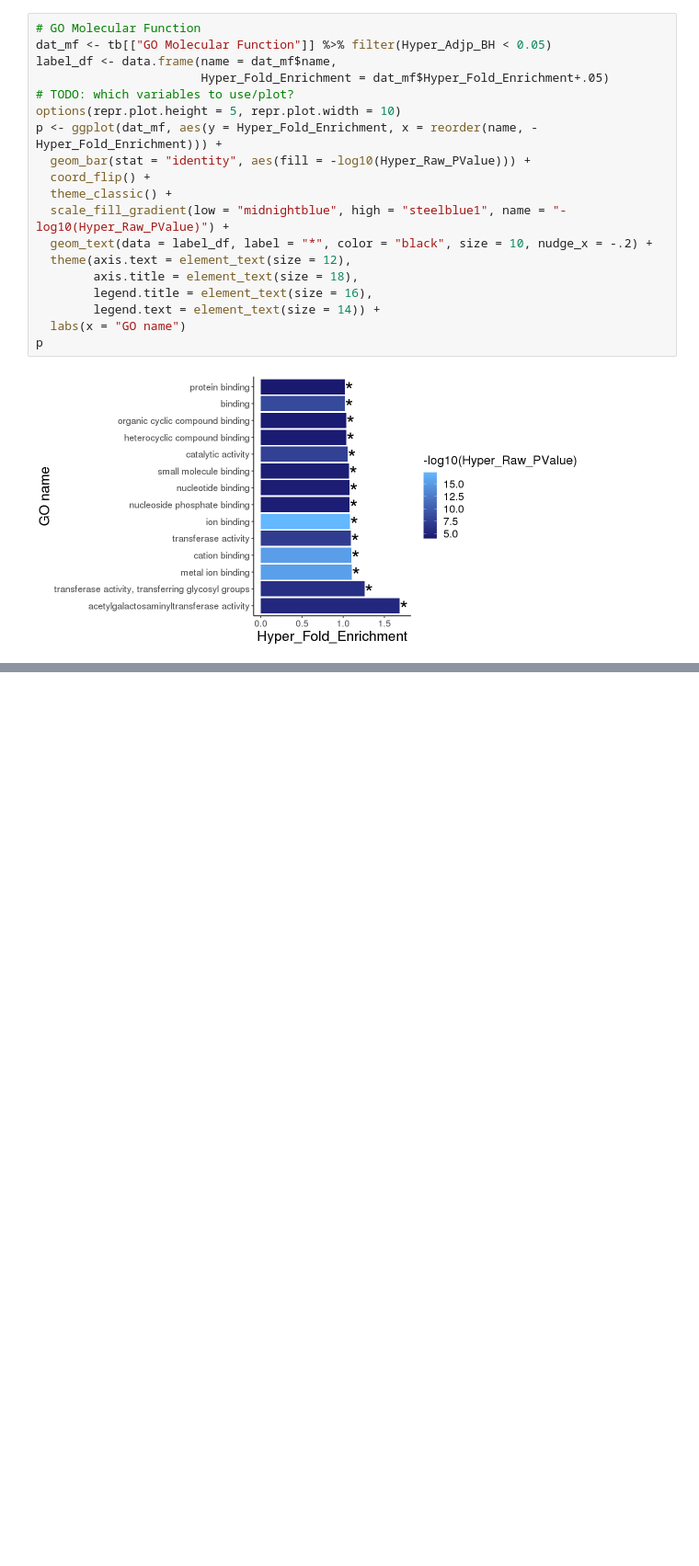
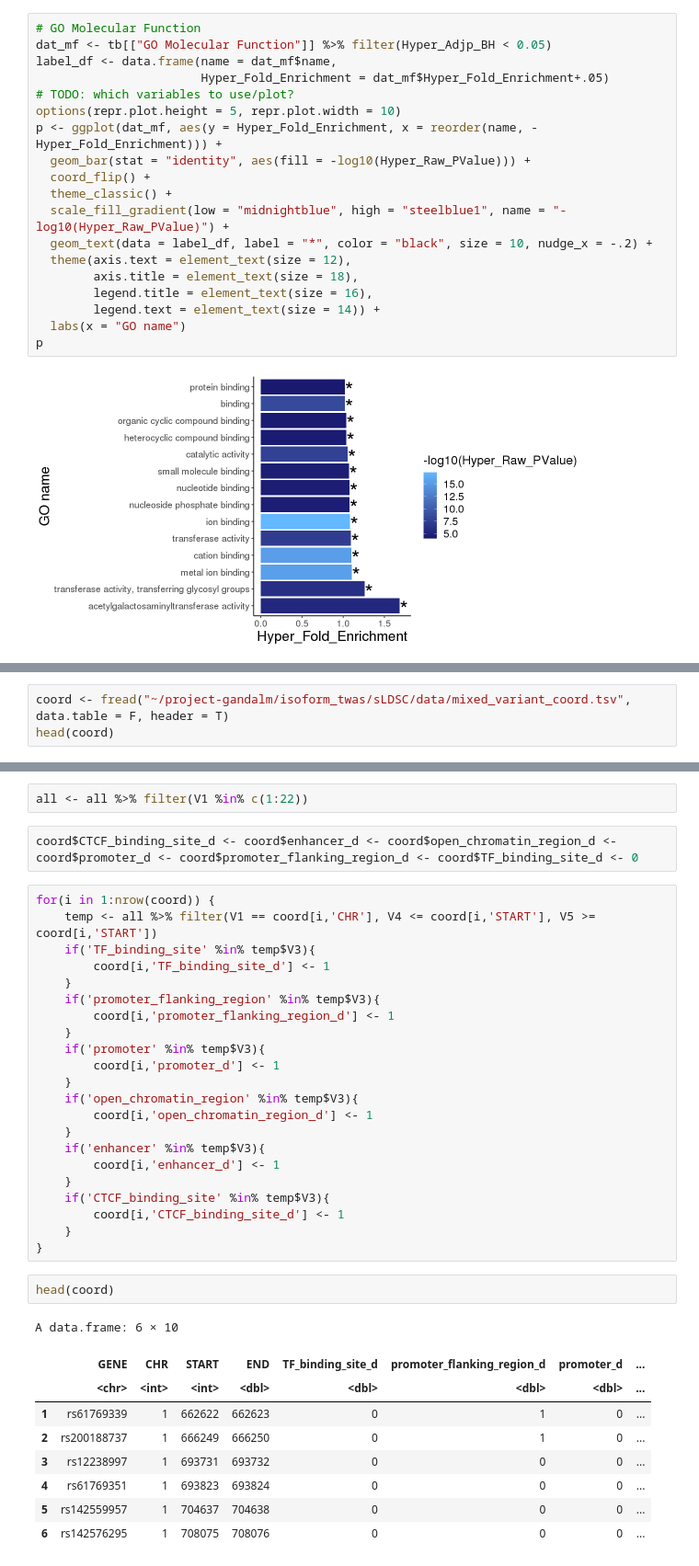
Before and after one commit to gandallab/devBrain_xQTL, a Jupyter notebook: code/04-QTL/cis-eQTL/functional_enrichment.ipynb, the cells around one changed output, grey strips where cells are left out. Shown at 92% size. Saved outputs shown, nothing was run; the diff lists cells and outputs as text; blank space fills up the shorter version.

```diff
--- a/code/04-QTL/cis-eQTL/functional_enrichment.ipynb
+++ b/code/04-QTL/cis-eQTL/functional_enrichment.ipynb
@@ -119,0 +128,3 @@ table(brain$V3)
+# %%
+coord <- fread("~/project-gandalm/isoform_twas/sLDSC/data/mixed_variant_coord.tsv", data.table = F, header = T)
+head(coord)
@@ -119,0 +148,38 @@ table(brain$V3)
+# %%
+all <- all %>% filter(V1 %in% c(1:22))
+# %%
+coord$CTCF_binding_site_d <- coord$enhancer_d <- coord$open_chromatin_region_d <- coord$promoter_d <- coord$promoter_flanking_region_d <- coord$TF_binding_site_d <- 0
+# %%
+for(i in 1:nrow(coord)) {
+    temp <- all %>% filter(V1 == coord[i,'CHR'], V4 <= coord[i,'START'], V5 >= coord[i,'START'])
+    if('TF_binding_site' %in% temp$V3){
+        coord[i,'TF_binding_site_d'] <- 1
+    }
+    if('promoter_flanking_region' %in% temp$V3){
+        coord[i,'promoter_flanking_region_d'] <- 1
+    }
+    if('promoter' %in% temp$V3){
+        coord[i,'promoter_d'] <- 1
+    }
+    if('open_chromatin_region' %in% temp$V3){
+        coord[i,'open_chromatin_region_d'] <- 1
+    }
+    if('enhancer' %in% temp$V3){
+        coord[i,'enhancer_d'] <- 1
+    }
+    if('CTCF_binding_site' %in% temp$V3){
+        coord[i,'CTCF_binding_site_d'] <- 1
+    }
+}
+# %%
+head(coord)
+# %% [output]
+A data.frame: 6 × 10
+|  | GENE | CHR | START | END | TF_binding_site_d | promoter_flanking_region_d | promoter_d | ... |
+|  | <chr> | <int> | <int> | <dbl> | <dbl> | <dbl> | <dbl> | ... |
+| 1 | rs61769339 | 1 | 662622 | 662623 | 0 | 1 | 0 | ... |
+| 2 | rs200188737 | 1 | 666249 | 666250 | 0 | 1 | 0 | ... |
+| 3 | rs12238997 | 1 | 693731 | 693732 | 0 | 0 | 0 | ... |
+| 4 | rs61769351 | 1 | 693823 | 693824 | 0 | 0 | 0 | ... |
+| 5 | rs142559957 | 1 | 704637 | 704638 | 0 | 0 | 0 | ... |
+| 6 | rs142576295 | 1 | 708075 | 708076 | 0 | 0 | 0 | ... |
```
Also changed, not shown: parts of 12 cells of this notebook, 17 other files.
